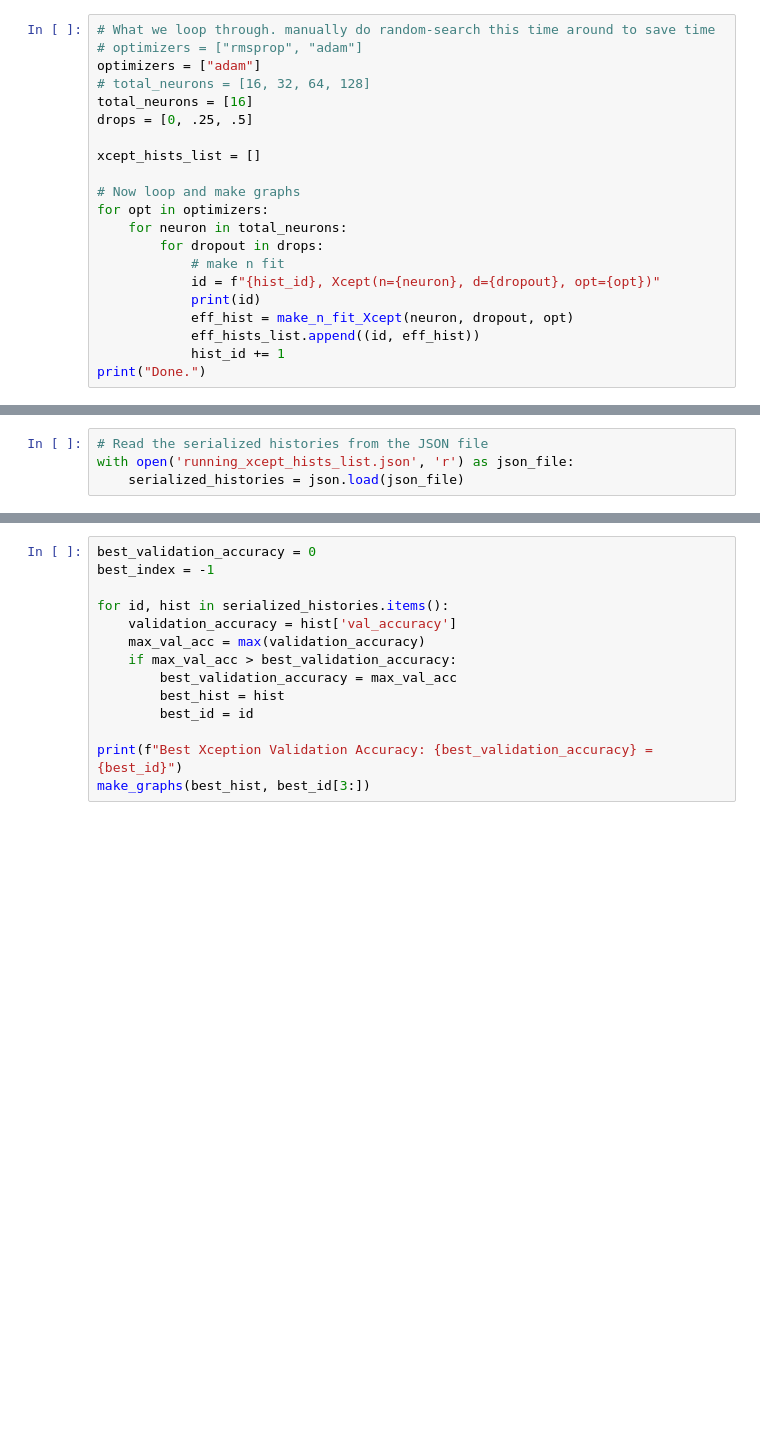
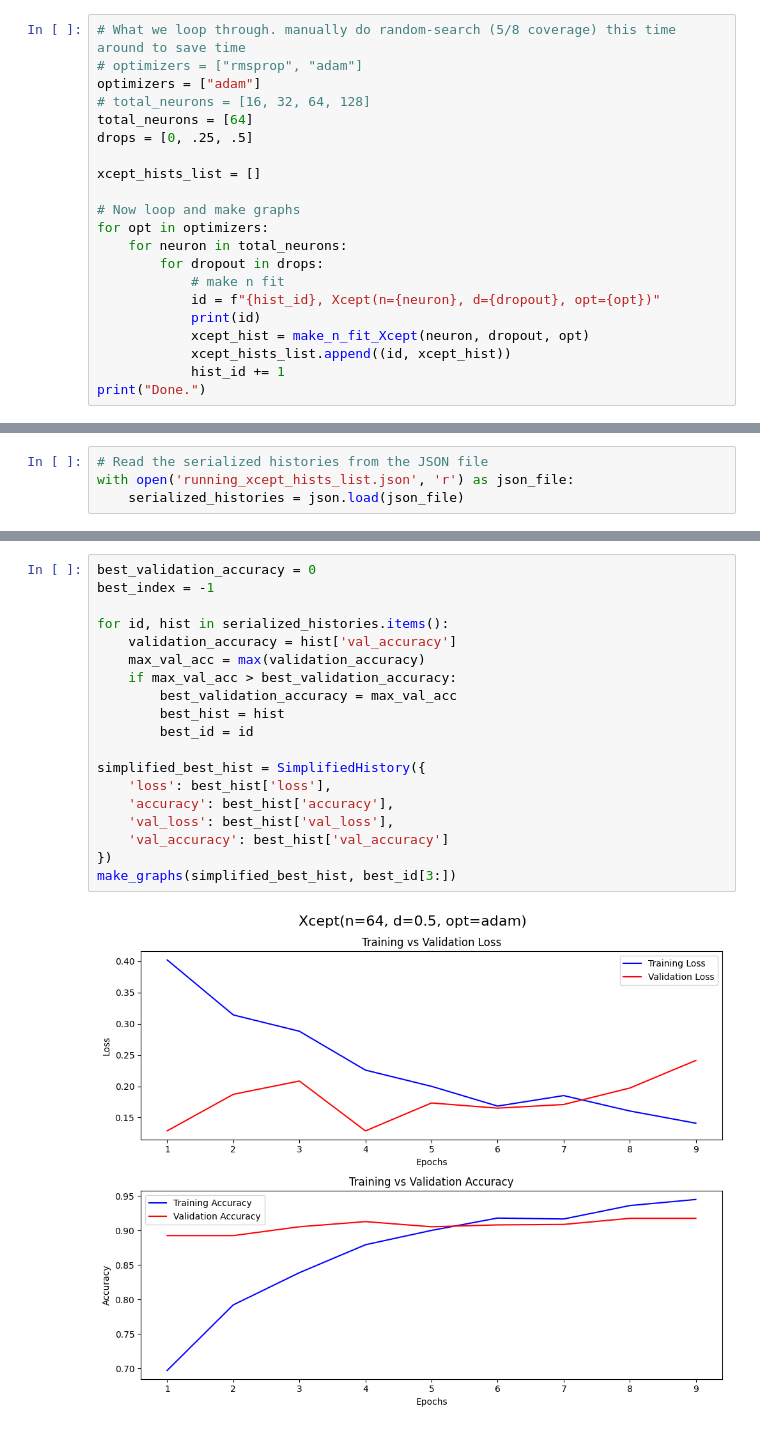
Before and after one commit to evanhollier/4531_Final, a Jupyter notebook: baselines.ipynb, the cells around one changed output, grey strips where cells are left out. Drawn from its saved outputs; the diff is of its cells as text; blank space fills up the shorter version.

Commit message:
first Xception

```diff
--- a/baselines.ipynb
+++ b/baselines.ipynb
@@ -472,11 +472,11 @@ running_xcept_hists_list = []
 hist_id = 0
 # fix not storing training data. simplehist mimic function.
 # %%
-# What we loop through. manually do random-search this time around to save time
+# What we loop through. manually do random-search (5/8 coverage) this time around to save time
 # optimizers = ["rmsprop", "adam"]
 optimizers = ["adam"]
 # total_neurons = [16, 32, 64, 128]
-total_neurons = [16]
+total_neurons = [64]
 drops = [0, .25, .5]
 
 xcept_hists_list = []
@@ -488,7 +488,7 @@ for opt in optimizers:
             # make n fit
             id = f"{hist_id}, Xcept(n={neuron}, d={dropout}, opt={opt})"
             print(id)
-            eff_hist = make_n_fit_Xcept(neuron, dropout, opt)
-            eff_hists_list.append((id, eff_hist))
+            xcept_hist = make_n_fit_Xcept(neuron, dropout, opt)
+            xcept_hists_list.append((id, xcept_hist))
             hist_id += 1
 print("Done.")
@@ -554,14 +564,21 @@ print(f"Validation Accuracy: {first_history.history['accuracy']}")
 # %%
 best_validation_accuracy = 0
 best_index = -1
 
 for id, hist in serialized_histories.items():
     validation_accuracy = hist['val_accuracy']
     max_val_acc = max(validation_accuracy)
     if max_val_acc > best_validation_accuracy:
         best_validation_accuracy = max_val_acc
         best_hist = hist
         best_id = id
 
-print(f"Best Xception Validation Accuracy: {best_validation_accuracy} = {best_id}")
-make_graphs(best_hist, best_id[3:])
+simplified_best_hist = SimplifiedHistory({
+    'loss': best_hist['loss'],
+    'accuracy': best_hist['accuracy'],
+    'val_loss': best_hist['val_loss'],
+    'val_accuracy': best_hist['val_accuracy']
+})
+make_graphs(simplified_best_hist, best_id[3:])
+# %% [output]
+[figure, added]
```
Also changed, not shown: parts of 4 cells of this notebook, 1 other file.
